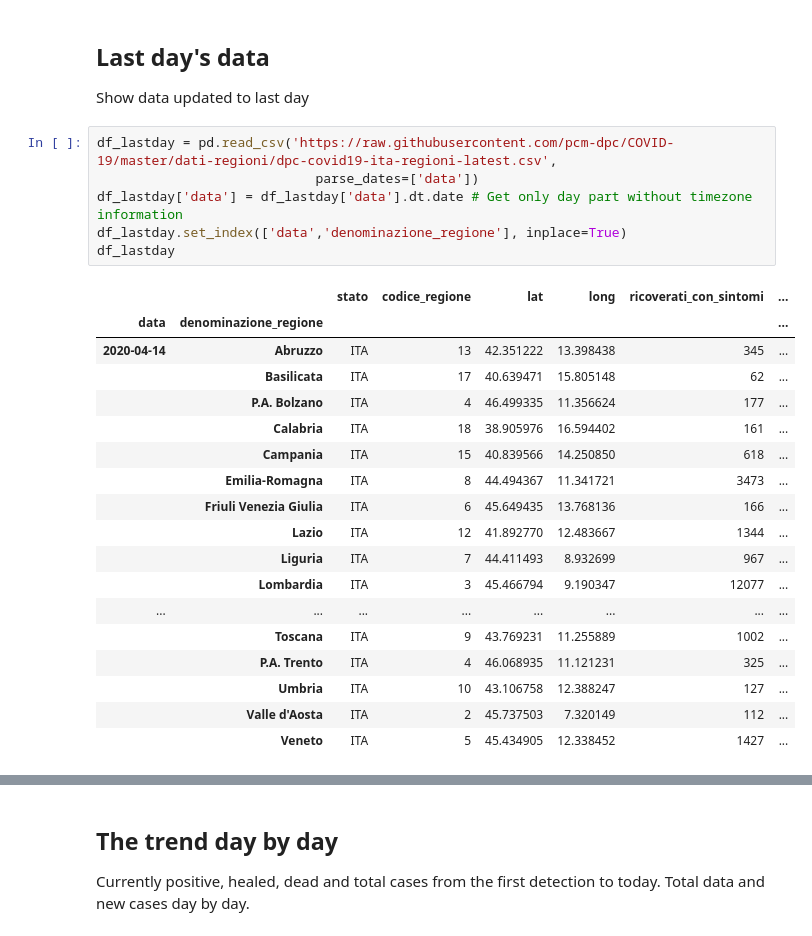
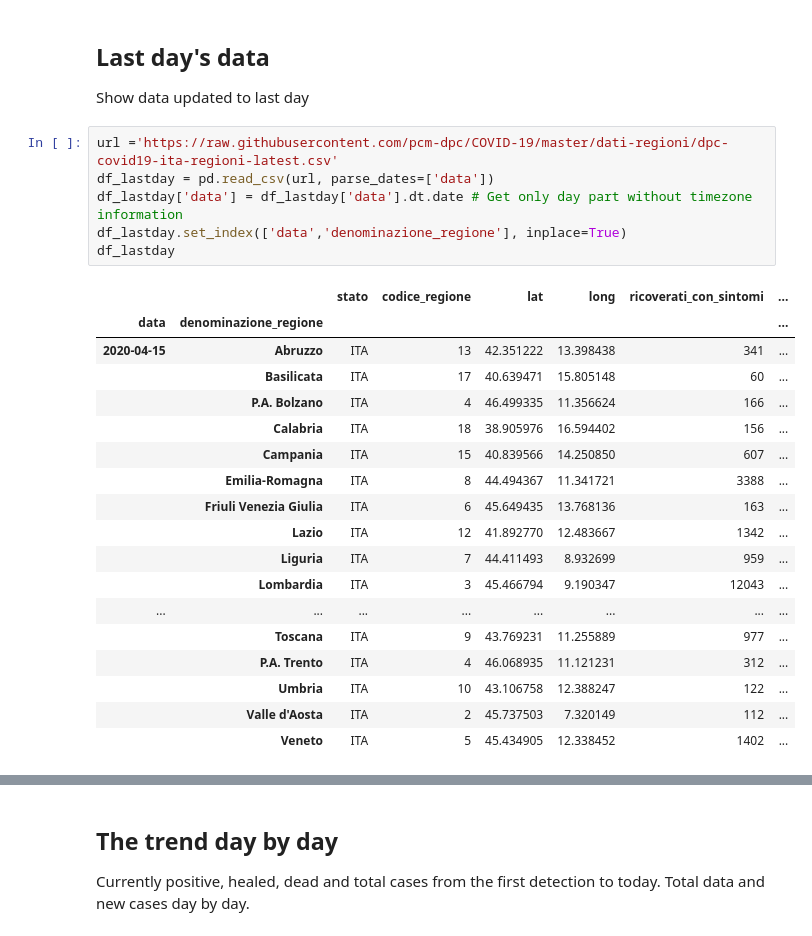
Before and after one commit to aribasadme/COVID19, a Jupyter notebook: covid19_italia.ipynb, the cells around one changed output, grey strips where cells are left out. Saved outputs shown, nothing was run; the diff lists cells and outputs as text.

```diff
--- a/covid19_italia.ipynb
+++ b/covid19_italia.ipynb
@@ -31,30 +33,30 @@ print(region_names)
 ## Last day's data
 Show data updated to last day
 # %%
-df_lastday = pd.read_csv('https://raw.githubusercontent.com/pcm-dpc/COVID-19/master/dati-regioni/dpc-covid19-ita-regioni-latest.csv',
-                            parse_dates=['data'])
+url ='https://raw.githubusercontent.com/pcm-dpc/COVID-19/master/dati-regioni/dpc-covid19-ita-regioni-latest.csv'
+df_lastday = pd.read_csv(url, parse_dates=['data'])
 df_lastday['data'] = df_lastday['data'].dt.date # Get only day part without timezone information
 df_lastday.set_index(['data','denominazione_regione'], inplace=True)
 df_lastday
 # %% [output]
 |  |  | stato | codice_regione | lat | long | ricoverati_con_sintomi | ... |
 | data | denominazione_regione |  |  |  |  |  | ... |
-| 2020-04-14 | Abruzzo | ITA | 13 | 42.351222 | 13.398438 | 345 | ... |
-|  | Basilicata | ITA | 17 | 40.639471 | 15.805148 | 62 | ... |
-|  | P.A. Bolzano | ITA | 4 | 46.499335 | 11.356624 | 177 | ... |
-|  | Calabria | ITA | 18 | 38.905976 | 16.594402 | 161 | ... |
-|  | Campania | ITA | 15 | 40.839566 | 14.250850 | 618 | ... |
-|  | Emilia-Romagna | ITA | 8 | 44.494367 | 11.341721 | 3473 | ... |
-|  | Friuli Venezia Giulia | ITA | 6 | 45.649435 | 13.768136 | 166 | ... |
-|  | Lazio | ITA | 12 | 41.892770 | 12.483667 | 1344 | ... |
-|  | Liguria | ITA | 7 | 44.411493 | 8.932699 | 967 | ... |
-|  | Lombardia | ITA | 3 | 45.466794 | 9.190347 | 12077 | ... |
+| 2020-04-15 | Abruzzo | ITA | 13 | 42.351222 | 13.398438 | 341 | ... |
+|  | Basilicata | ITA | 17 | 40.639471 | 15.805148 | 60 | ... |
+|  | P.A. Bolzano | ITA | 4 | 46.499335 | 11.356624 | 166 | ... |
+|  | Calabria | ITA | 18 | 38.905976 | 16.594402 | 156 | ... |
+|  | Campania | ITA | 15 | 40.839566 | 14.250850 | 607 | ... |
+|  | Emilia-Romagna | ITA | 8 | 44.494367 | 11.341721 | 3388 | ... |
+|  | Friuli Venezia Giulia | ITA | 6 | 45.649435 | 13.768136 | 163 | ... |
+|  | Lazio | ITA | 12 | 41.892770 | 12.483667 | 1342 | ... |
+|  | Liguria | ITA | 7 | 44.411493 | 8.932699 | 959 | ... |
+|  | Lombardia | ITA | 3 | 45.466794 | 9.190347 | 12043 | ... |
 | ... | ... | ... | ... | ... | ... | ... | ... |
-|  | Toscana | ITA | 9 | 43.769231 | 11.255889 | 1002 | ... |
-|  | P.A. Trento | ITA | 4 | 46.068935 | 11.121231 | 325 | ... |
-|  | Umbria | ITA | 10 | 43.106758 | 12.388247 | 127 | ... |
+|  | Toscana | ITA | 9 | 43.769231 | 11.255889 | 977 | ... |
+|  | P.A. Trento | ITA | 4 | 46.068935 | 11.121231 | 312 | ... |
+|  | Umbria | ITA | 10 | 43.106758 | 12.388247 | 122 | ... |
 |  | Valle d'Aosta | ITA | 2 | 45.737503 | 7.320149 | 112 | ... |
-|  | Veneto | ITA | 5 | 45.434905 | 12.338452 | 1427 | ... |
+|  | Veneto | ITA | 5 | 45.434905 | 12.338452 | 1402 | ... |
 # %%
 # Plot a summary of last day stats
 totals = df_data.groupby(level='data').sum()
```
Also changed, not shown: parts of 23 cells of this notebook.
